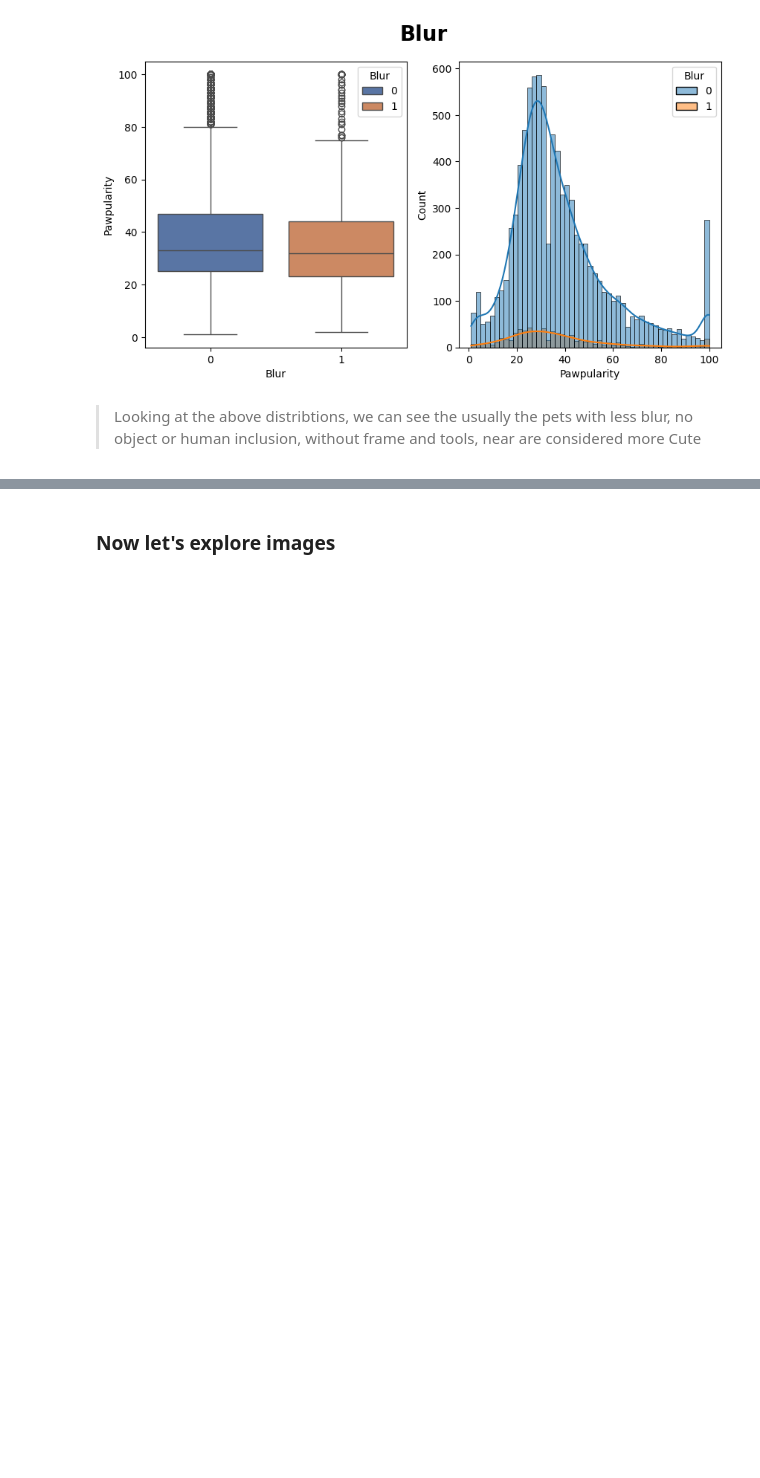
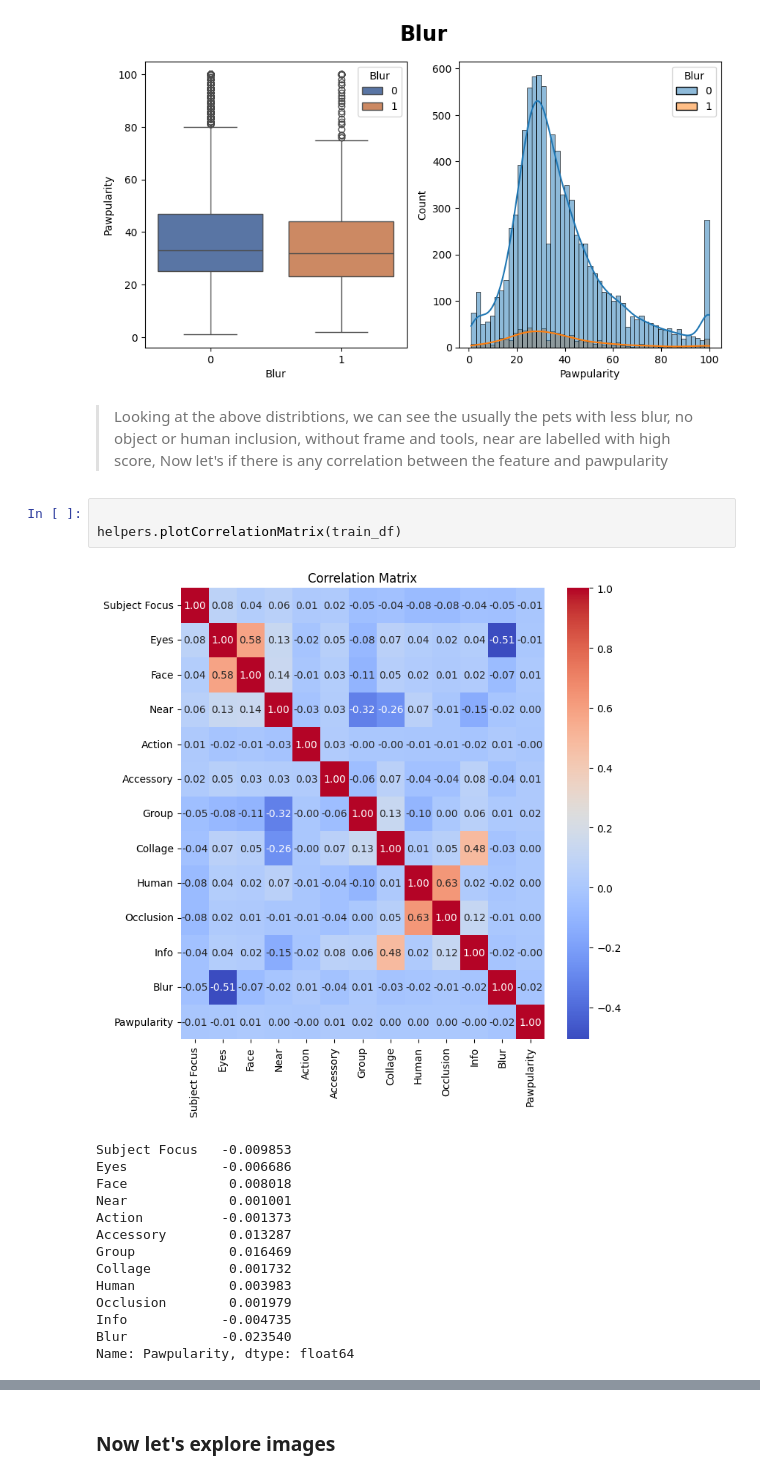
Before and after one commit to GhiasAli17/Petfinder_Pawpularity, a Jupyter notebook: main.ipynb, the cells around one changed output, grey strips where cells are left out. Saved outputs shown, nothing was run; the diff lists cells and outputs as text; blank space fills up the shorter version.

```diff
--- a/main.ipynb
+++ b/main.ipynb
@@ -96,4 +150,22 @@ helpers.plotDistributionAcrossEachFeature(feature_variables,train_df)
 [figure]
 [figure]
 # %% [markdown]
-> Looking at the above distribtions, we can see the usually the pets with less blur, no object or human inclusion, without frame and tools, near are considered more Cute
+> Looking at the above distribtions, we can see the usually the pets with less blur, no object or human inclusion, without frame and tools, near are labelled with high score, Now let's if there is any correlation between the feature and pawpularity
+# %%
+
+helpers.plotCorrelationMatrix(train_df)
+# %% [output]
+[figure, added]
+Subject Focus   -0.009853
+Eyes            -0.006686
+Face             0.008018
+Near             0.001001
+Action          -0.001373
+Accessory        0.013287
+Group            0.016469
+Collage          0.001732
+Human            0.003983
+Occlusion        0.001979
+Info            -0.004735
+Blur            -0.023540
+Name: Pawpularity, dtype: float64
```
Also changed, not shown: parts of 5 cells of this notebook, 3 other files.
